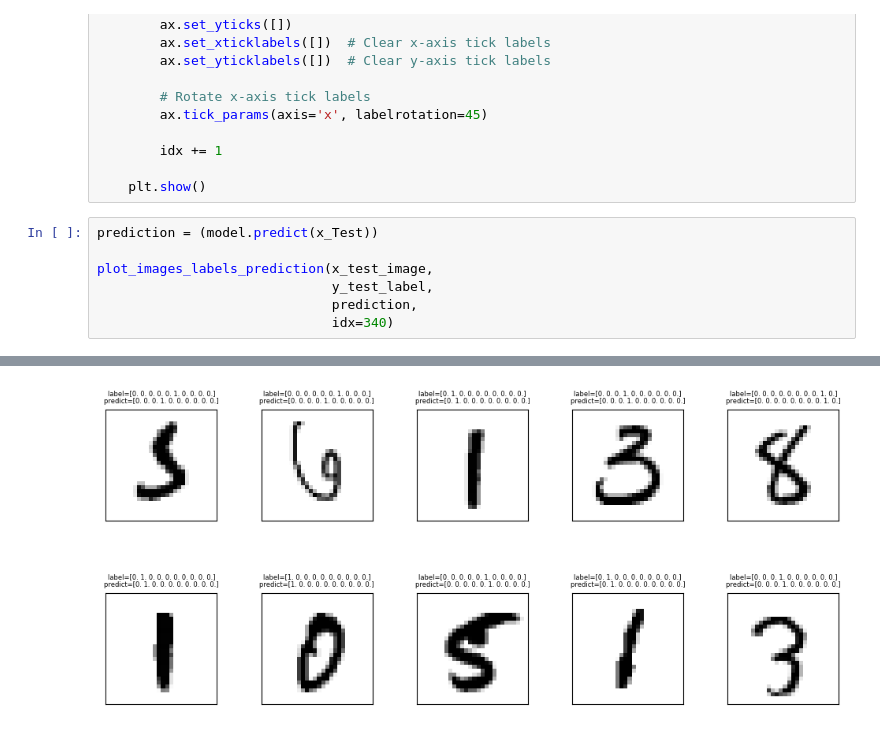
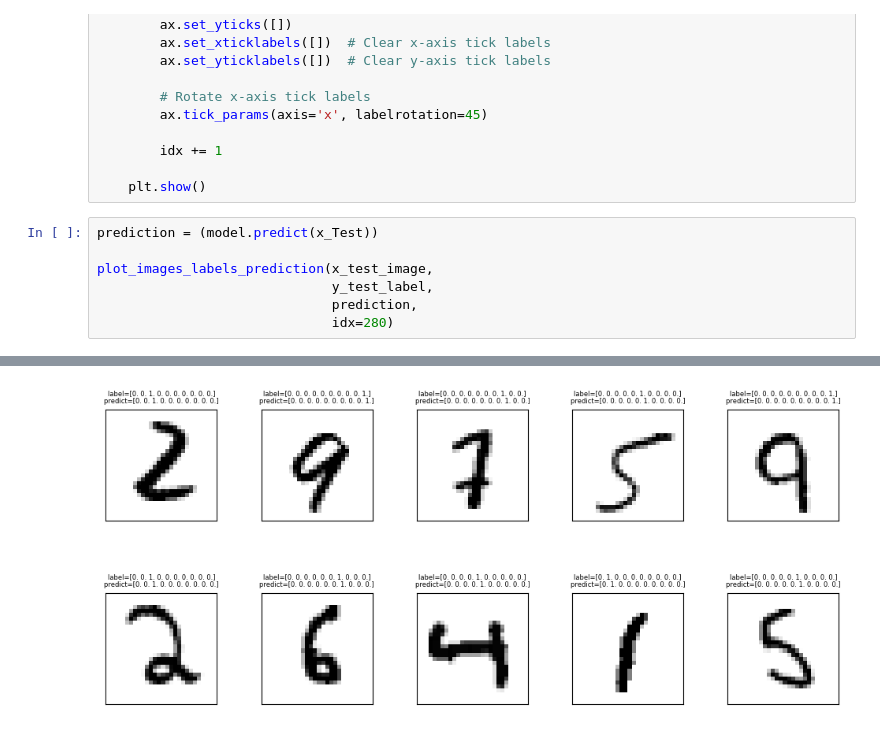
Before and after one commit to ken1009us/machine-learning-project, a Jupyter notebook: mnist-training/mnist-training.ipynb, the cells around one changed output, grey strips where cells are left out. Saved outputs shown, nothing was run; the diff lists cells and outputs as text.

```diff
--- a/mnist-training/mnist-training.ipynb
+++ b/mnist-training/mnist-training.ipynb
@@ -227,5 +227,5 @@ prediction = (model.predict(x_Test))
 plot_images_labels_prediction(x_test_image,
                               y_test_label,
                               prediction,
-                              idx=340)
+                              idx=280)
 # %% [output]
@@ -233 +233 @@ plot_images_labels_prediction(x_test_image,
-[figure, old version]
+[figure, new version]
```
Also changed, not shown: parts of 2 cells of this notebook, 1 other file.
